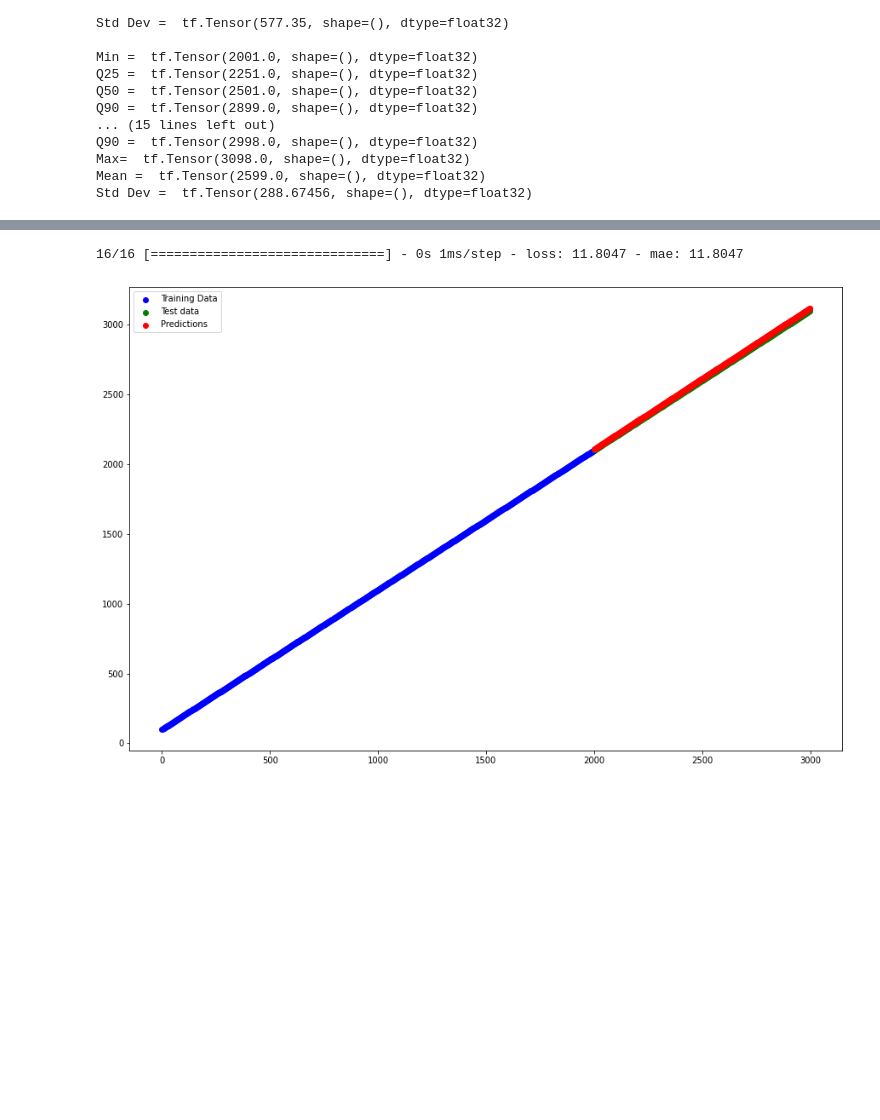
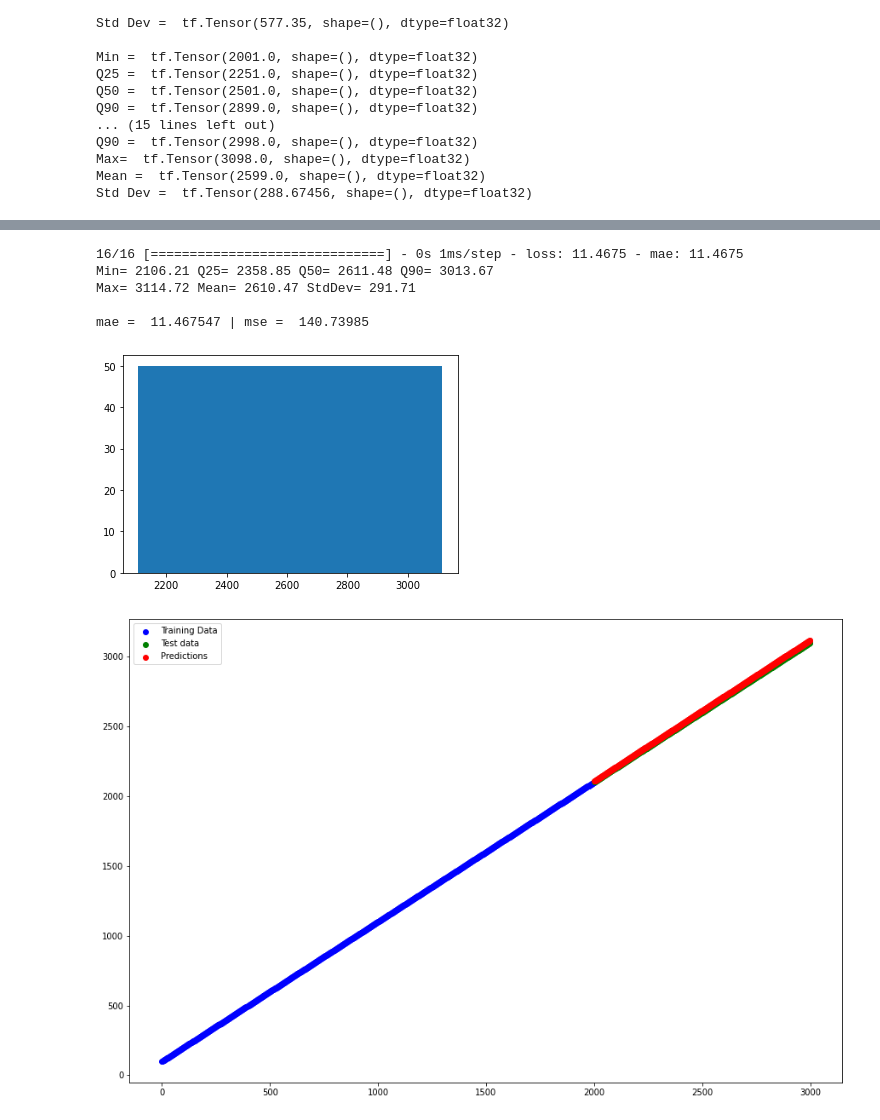
Before and after one commit to kevinsen-git/TF_Basics, a Jupyter notebook: Modelling_a_Genrated_Sequence.ipynb, the cells around one changed output, grey strips where cells are left out. Saved outputs shown, nothing was run; the diff lists cells and outputs as text; code cells hidden in the pictures; blank space fills up the shorter version.

```diff
--- a/Modelling_a_Genrated_Sequence.ipynb
+++ b/Modelling_a_Genrated_Sequence.ipynb
@@ -52,3 +54,12 @@ def my_stats(data):
+# %%
+# Function to do basic stats on a simple tensor
+def my_stats2(data):
+  print("Min=",tf.math.reduce_min(data).numpy().round(2),"Q25=",tfp.stats.percentile(data, 25).numpy().round(2),"Q50=",tfp.stats.percentile(data, 50).numpy().round(2),
+        "Q90=",tfp.stats.percentile(data, 90).numpy().round(2))
+  print("Max=",tf.math.reduce_max(data).numpy().round(2),"Mean=",tf.math.reduce_mean(data).numpy().round(2),"StdDev=",tf.squeeze(tfp.stats.stddev(data)).numpy().round(2))
+  print()
+  # Do histogram
+  plt.hist(data)
 # %%
 # Function to calculate the mean absolute error and the mean squared error
 def my_mae_mse(y_test,y_pred):
@@ -299,32 +318,40 @@ mae =  11.80467 | mse =  149.70927
 # With large learning rate it is much better
 # Create the model
 model = tf.keras.Sequential()
 #model.add(tf.keras.layers.Dense(100,activation="relu"))
 model.add(tf.keras.layers.Dense(1))
 
 # Compile the model
 model.compile(loss=tf.keras.losses.mae,
               optimizer=tf.keras.optimizers.Adam(learning_rate=0.01),
               metrics = ["mae"])
 
 # Model Summry
 model.summary
 
 # Fit the model
 model.fit(X_train, y_train, epochs = 300, verbose=0)
 
 # Predict
 y_pred = model.predict(X_test)
 
 # Evaluate
 model.evaluate(X_test, y_test)
 
+# Summary
+my_stats2(y_pred)
+
 # Get mae_mse
 my_mae_mse(y_test, y_pred)
 
 
 # Plot
 plot_predictions(X_train, y_train, X_test, y_test, y_pred)
 # %% [output]
-16/16 [==============================] - 0s 1ms/step - loss: 11.8047 - mae: 11.8047
+16/16 [==============================] - 0s 1ms/step - loss: 11.4675 - mae: 11.4675
+Min= 2106.21 Q25= 2358.85 Q50= 2611.48 Q90= 3013.67
+Max= 3114.72 Mean= 2610.47 StdDev= 291.71
+
+mae =  11.467547 | mse =  140.73985
-[figure, old version]
+[figure, new version]
+[figure, added]
```
Also changed, not shown: parts of 8 cells of this notebook.
